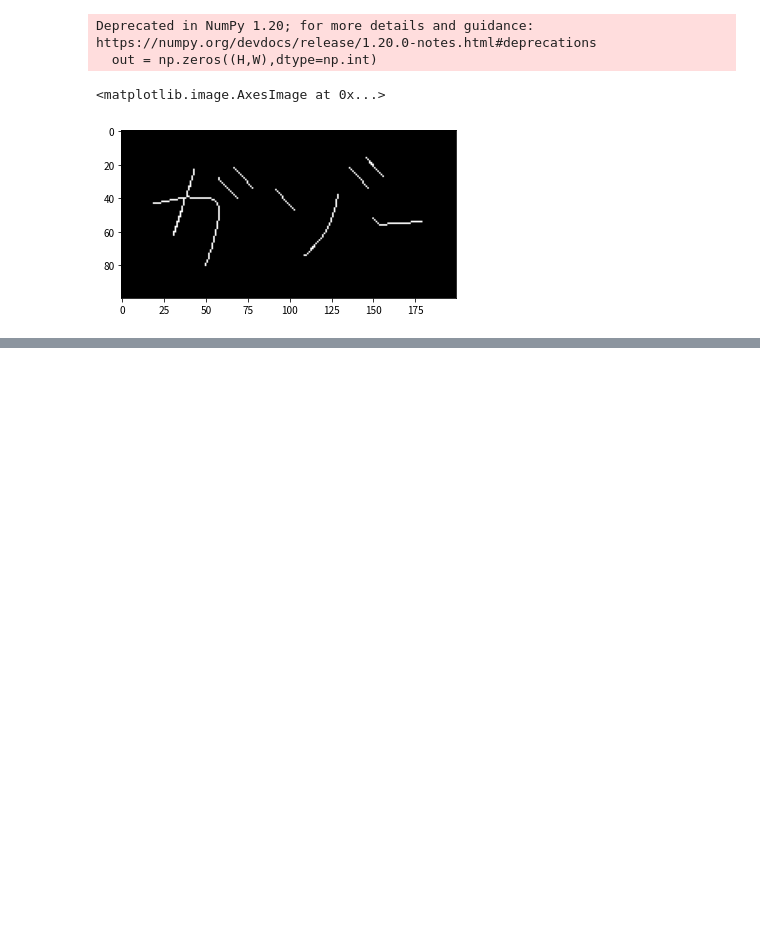
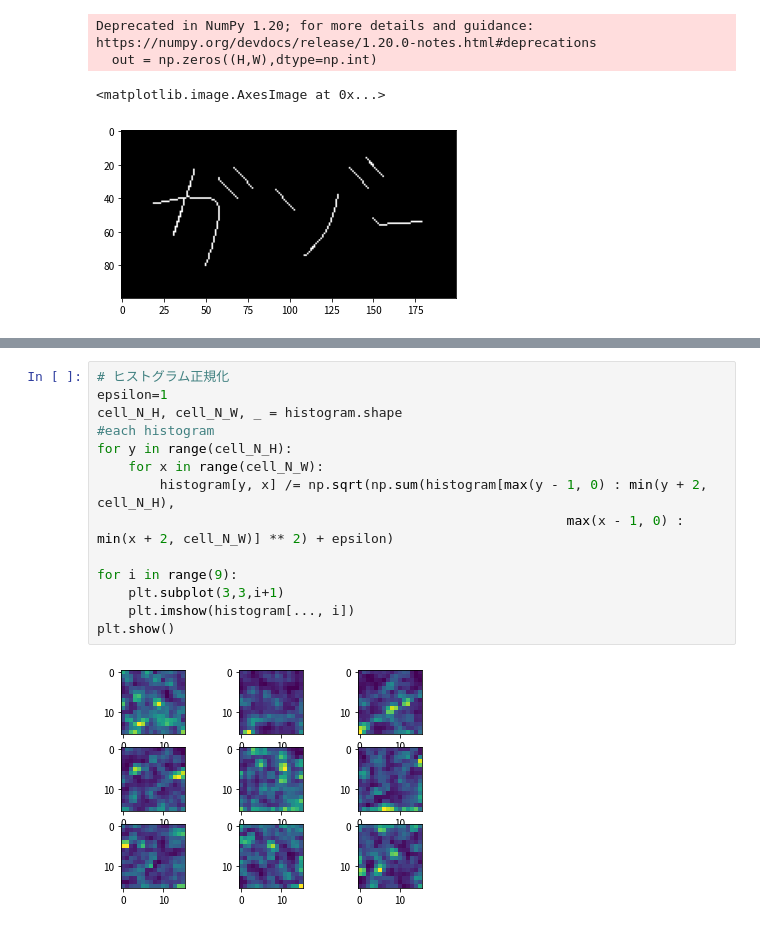
Before and after one commit to yudai0731/Gasyori100knock-1, a Jupyter notebook: Question_61_70/Myanswer.ipynb, the cells around one changed output, grey strips where cells are left out. Cells and saved outputs as stored; diff of their text form; blank space fills up the shorter version.

```diff
--- a/Question_61_70/Myanswer.ipynb
+++ b/Question_61_70/Myanswer.ipynb
@@ -198,0 +267,16 @@ Deprecated in NumPy 1.20; for more details and guidance: https://numpy.org/devdo
+# %%
+# ヒストグラム正規化
+epsilon=1
+cell_N_H, cell_N_W, _ = histogram.shape
+#each histogram
+for y in range(cell_N_H):
+    for x in range(cell_N_W):
+        histogram[y, x] /= np.sqrt(np.sum(histogram[max(y - 1, 0) : min(y + 2, cell_N_H),
+                                                            max(x - 1, 0) : min(x + 2, cell_N_W)] ** 2) + epsilon)
+
+for i in range(9):
+    plt.subplot(3,3,i+1)
+    plt.imshow(histogram[..., i])
+plt.show()
+# %% [output]
+[figure, added]
```
Also changed, not shown: parts of 3 cells of this notebook, 3 other files.
